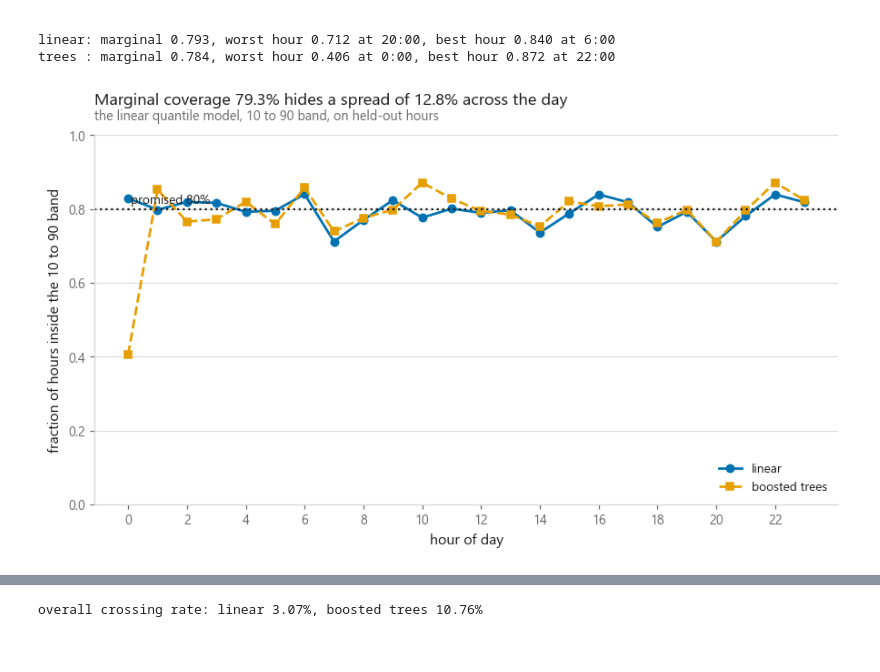
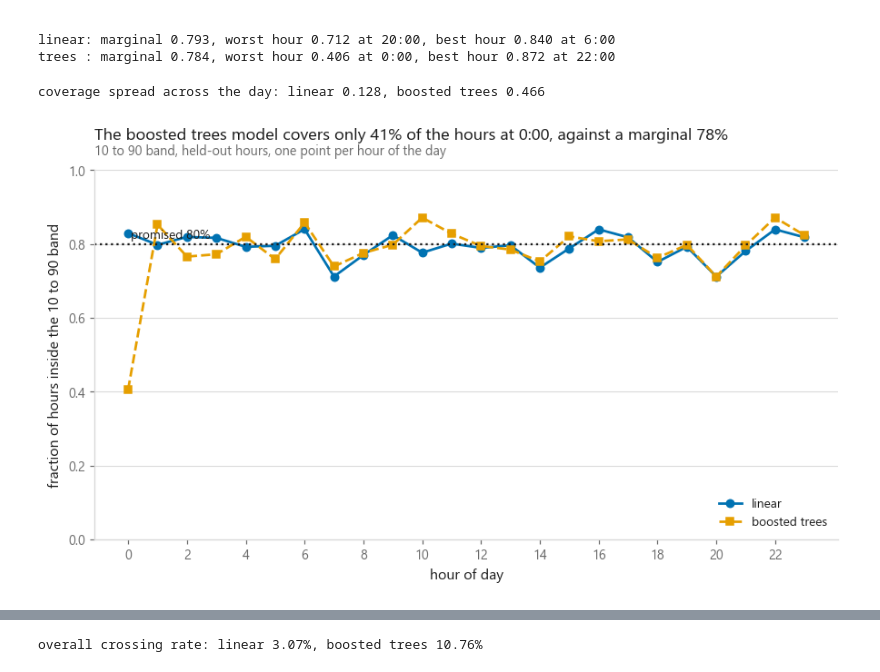
Before and after one commit to ELounissi/open-ml-notebooks, a Jupyter notebook: 02-regression/08-quantile-regression/notebook.ipynb, the cells around one changed output, grey strips where cells are left out. Drawn from its saved outputs; the diff is of its cells as text; code cells hidden in the pictures.

```diff
--- a/02-regression/08-quantile-regression/notebook.ipynb
+++ b/02-regression/08-quantile-regression/notebook.ipynb
@@ -576,23 +647,31 @@ trees : marginal 0.784, worst hour 0.406 at 0:00, best hour 0.872 at 22:00
 # %%
 fig, ax = plt.subplots(figsize=(9.6, 4.8))
 
 for i, name in enumerate(["linear", "boosted trees"]):
     ax.plot(by_hour.index, by_hour[name], color=style.PALETTE[i], ls=style.DASHES[i],
             marker=style.MARKERS[i], lw=1.8, label=name)
 ax.axhline(0.80, color=style.INK, ls=":", lw=1.5)
 ax.annotate("promised 80%", xy=(0, 0.80), xytext=(2, 4), textcoords="offset points",
             fontsize=9, color=style.INK)
 ax.set_xticks(range(0, 24, 2))
 ax.set_xlabel("hour of day")
 ax.set_ylabel("fraction of hours inside the 10 to 90 band")
 ax.set_ylim(0, 1.0)
 ax.legend(fontsize=9, loc="lower right")
-spread = by_hour["linear"].max() - by_hour["linear"].min()
+spread_lin = by_hour["linear"].max() - by_hour["linear"].min()
+spread_tree = by_hour["boosted trees"].max() - by_hour["boosted trees"].min()
+worst_model = "linear" if spread_lin > spread_tree else "boosted trees"
+worst_hour = int(by_hour[worst_model].idxmin())
 style.title(ax,
-            f"Marginal coverage {inside_lin.mean():.1%} hides a spread of "
-            f"{spread:.1%} across the day",
-            "the linear quantile model, 10 to 90 band, on held-out hours")
+            f"The {worst_model} model covers only "
+            f"{by_hour[worst_model].min():.0%} of the hours at {worst_hour}:00, "
+            f"against a marginal {by_hour[worst_model].mean():.0%}",
+            "10 to 90 band, held-out hours, one point per hour of the day")
 style.save(fig, FIG / "fig-04-coverage-by-hour.png")
+
+print(f"coverage spread across the day: linear {spread_lin:.3f}, "
+      f"boosted trees {spread_tree:.3f}")
 # %% [output]
+coverage spread across the day: linear 0.128, boosted trees 0.466
-[figure, old version]
+[figure, new version]
 # %% [markdown]
```
Also changed, not shown: parts of 9 cells of this notebook, 8 other files.
